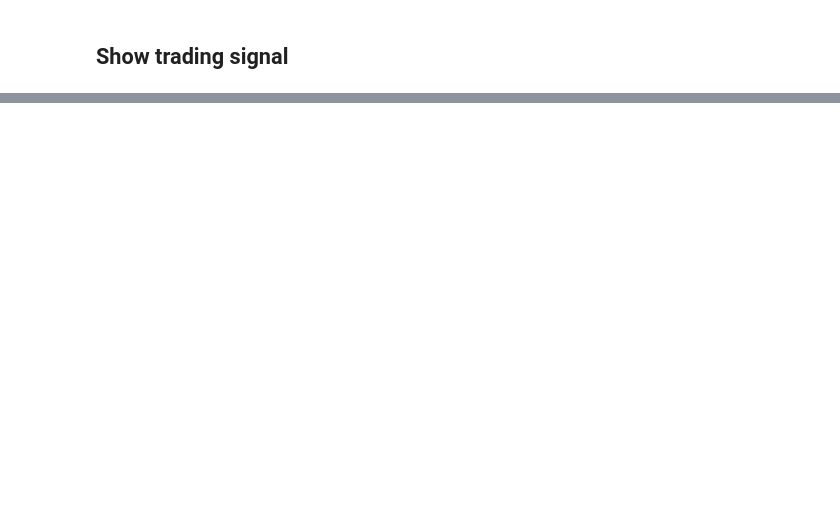
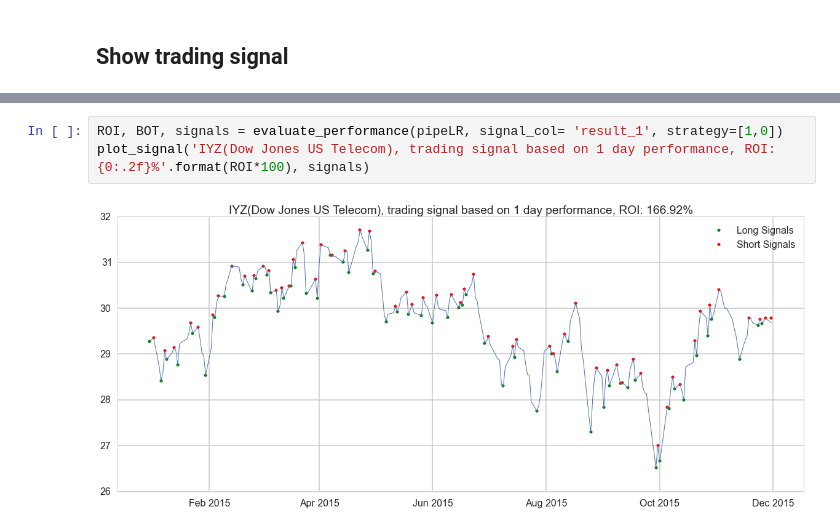
Before and after one commit to ygauthie/CS109_Project, a Jupyter notebook: RFE/SelectBK_Stan.ipynb, the cells around one changed output, grey strips where cells are left out. Cells and saved outputs as stored; diff of their text form; blank space fills up the shorter version.

```diff
--- a/RFE/SelectBK_Stan.ipynb
+++ b/RFE/SelectBK_Stan.ipynb
@@ -389,0 +391,5 @@ plot_signal('Logistic Regression, result_14, Long, RIO={0}'.format(ROI), signals
+# %%
+ROI, BOT, signals = evaluate_performance(pipeLR, signal_col= 'result_1', strategy=[1,0])
+plot_signal('IYZ(Dow Jones US Telecom), trading signal based on 1 day performance, ROI: {0:.2f}%'.format(ROI*100), signals)
+# %% [output]
+[figure, added]
```
Also changed, not shown: parts of 11 cells of this notebook, 1 other file.
